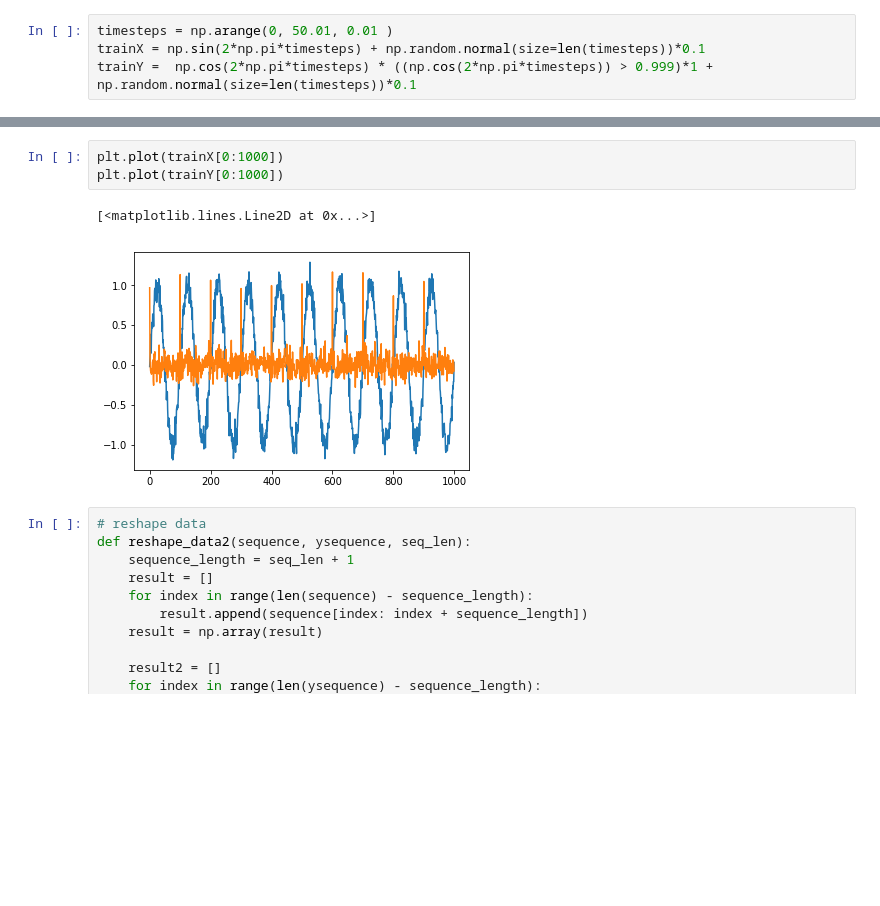
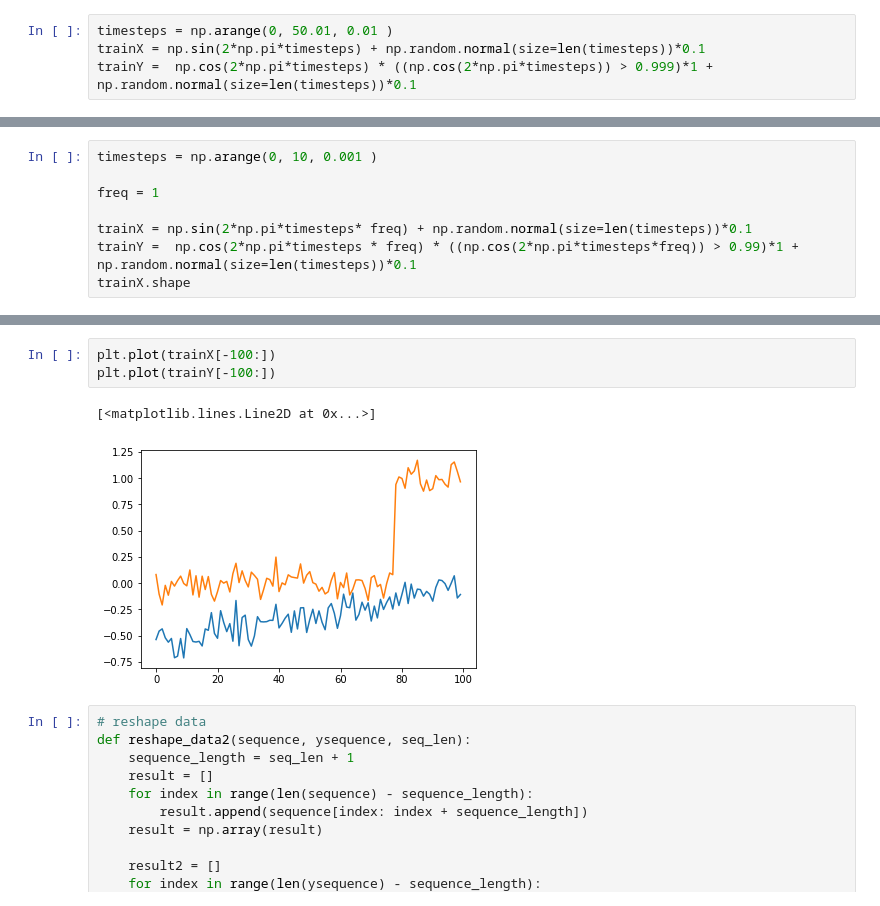
Before and after one commit to callinSwitzer/MuscleTimeseriesPrediction, a Jupyter notebook: PredictMuscleLength.ipynb, the cells around one changed output, grey strips where cells are left out. Drawn from its saved outputs; the diff is of its cells as text; blank space fills up the shorter version.

```diff
--- a/PredictMuscleLength.ipynb
+++ b/PredictMuscleLength.ipynb
@@ -273,0 +164,8 @@ trainY =  np.cos(2*np.pi*timesteps) * ((np.cos(2*np.pi*timesteps)) > 0.999)*1 +
+# %%
+timesteps = np.arange(0, 10, 0.001 )
+
+freq = 1
+
+trainX = np.sin(2*np.pi*timesteps* freq) + np.random.normal(size=len(timesteps))*0.1
+trainY =  np.cos(2*np.pi*timesteps * freq) * ((np.cos(2*np.pi*timesteps*freq)) > 0.99)*1 + np.random.normal(size=len(timesteps))*0.1
+trainX.shape
@@ -274,9 +204,9 @@ trainY =  np.cos(2*np.pi*timesteps) * ((np.cos(2*np.pi*timesteps)) > 0.999)*1 +
 # %%
-plt.plot(trainX[0:1000])
-plt.plot(trainY[0:1000])
+plt.plot(trainX[-100:])
+plt.plot(trainY[-100:])
 # %% [output]
 [<matplotlib.lines.Line2D at 0x...>]
-[figure, old version]
+[figure, new version]
 # %%
 # reshape data
 def reshape_data2(sequence, ysequence, seq_len):
```
Also changed, not shown: parts of 50 cells of this notebook, 2 other files.
